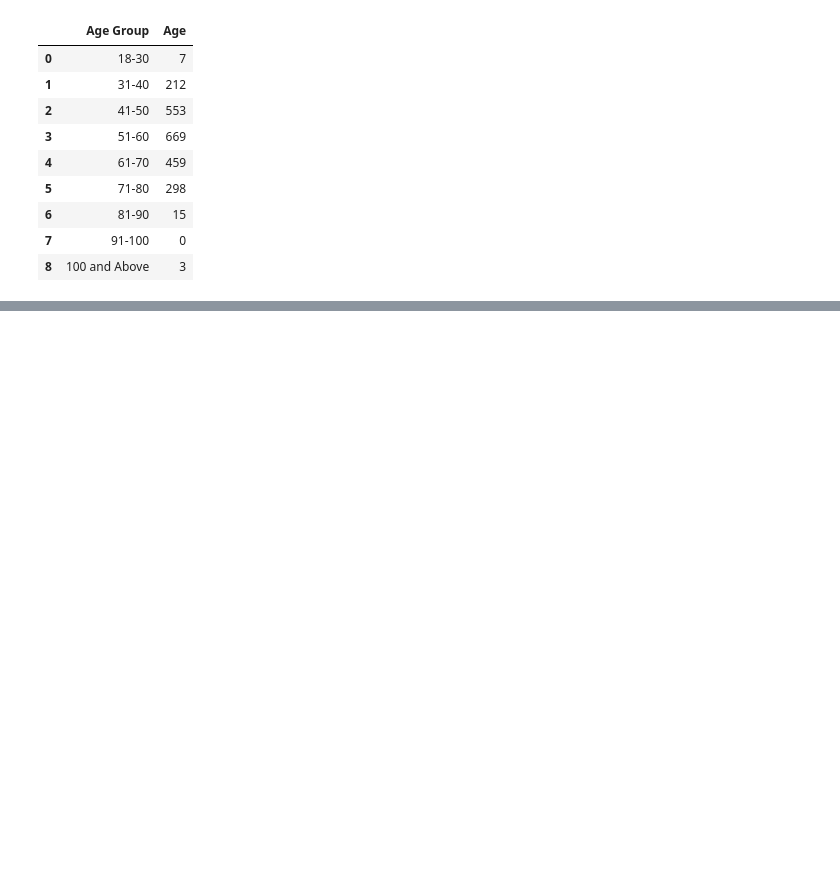
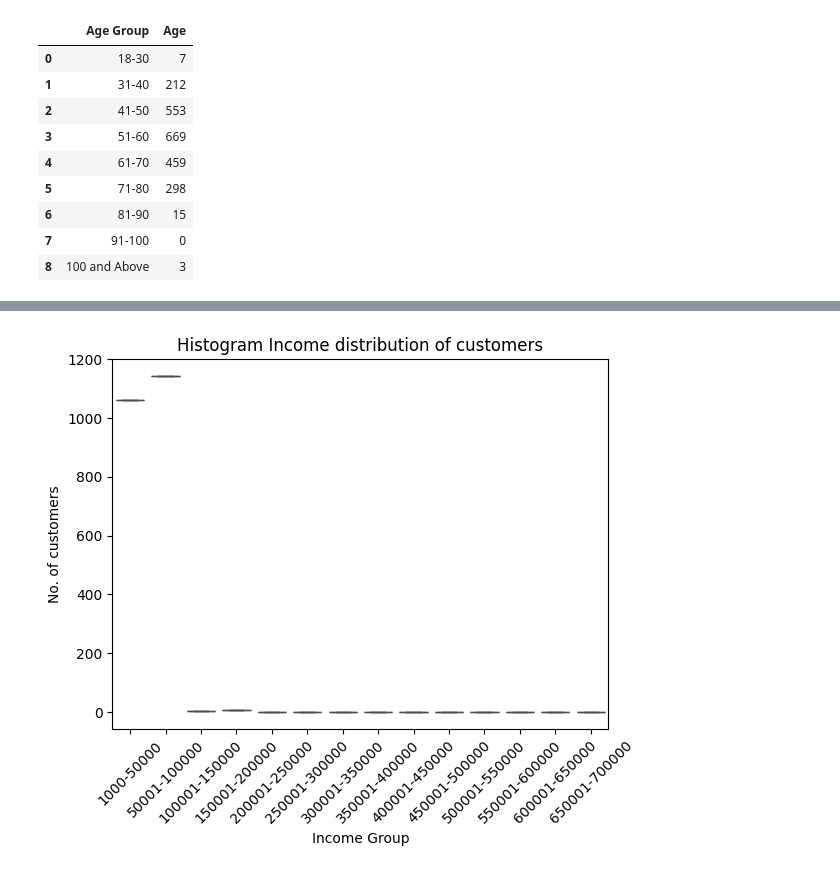
Before and after one commit to CisseBenn/Customer-Personality-Analysis, a Jupyter notebook: main.ipynb, the cells around one changed output, grey strips where cells are left out. Saved outputs shown, nothing was run; the diff lists cells and outputs as text; code cells hidden in the pictures; blank space fills up the shorter version.

```diff
--- a/main.ipynb
+++ b/main.ipynb
@@ -357,0 +420,8 @@ Passing `palette` without assigning `hue` is deprecated and will be removed in v
+# %%
+income_dis = {
+    'Income Group': ['1000-50000', '50001-100000', '100001-150000', '150001-200000', '200001-250000', '250001-300000', '300001-350000', '350001-400000', '400001-450000', '450001-500000', '500001-550000', '550001-600000', '600001-650000', '650001-700000'],
+    'No. of customers': [len(d1), len(d2), len(d3), len(d4), len(d5), len(d6), len(d7), len(d8), len(d9), len(d10), len(d11), len(d12), len(d13), len(d14)
+    ]
+}
+income_df = pd.DataFrame(income_dis)
+income_df
@@ -357,0 +444,8 @@ Passing `palette` without assigning `hue` is deprecated and will be removed in v
+# %%
+#Plotting a histogram
+sns.boxplot(x='Income Group', y='No. of customers', data=income_dis, color='b')
+plt.title('Histogram Income distribution of customers')
+plt.xticks(rotation=45)
+plt.show()
+# %% [output]
+[figure, added]
```
Also changed, not shown: parts of 6 cells of this notebook.
